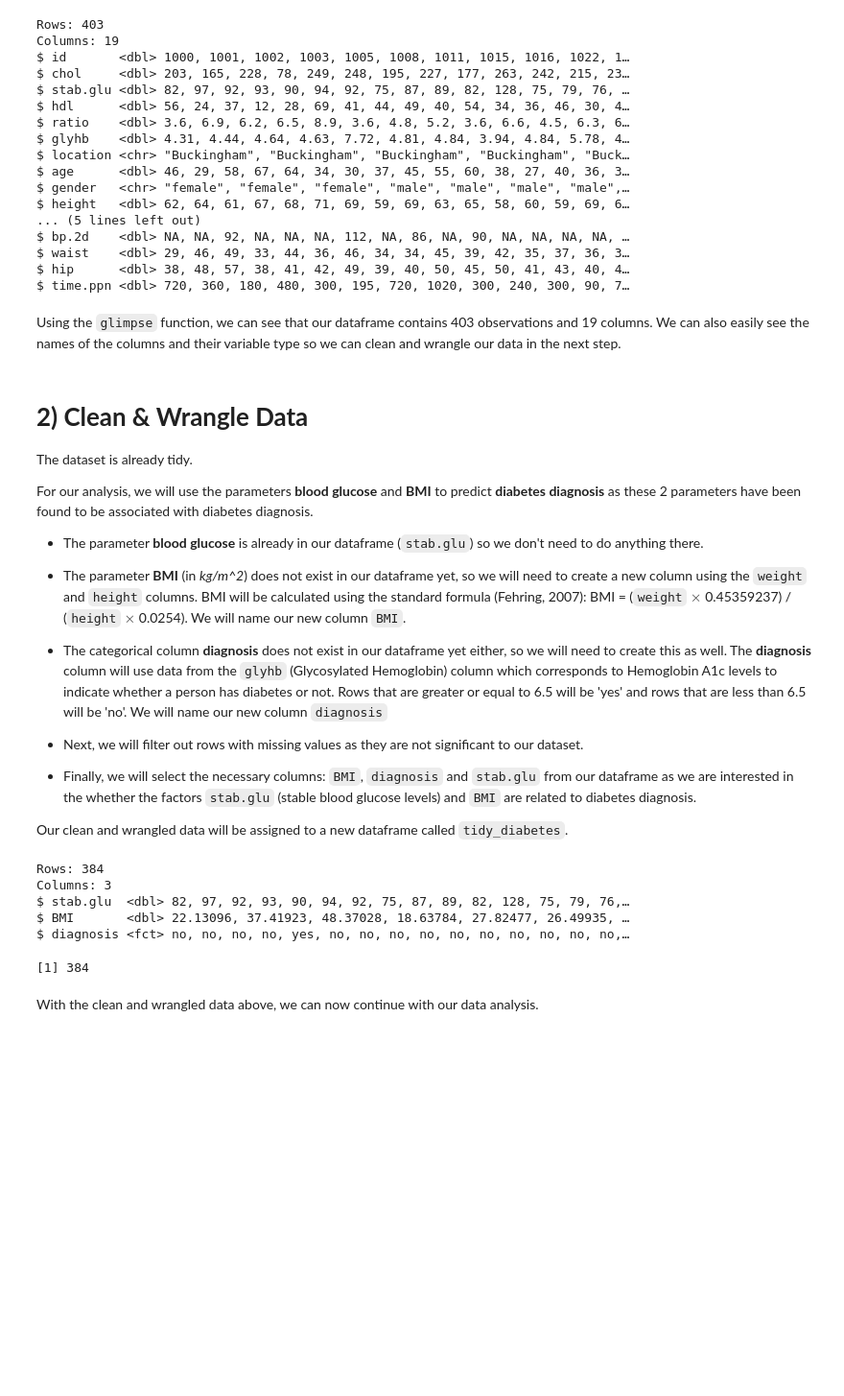
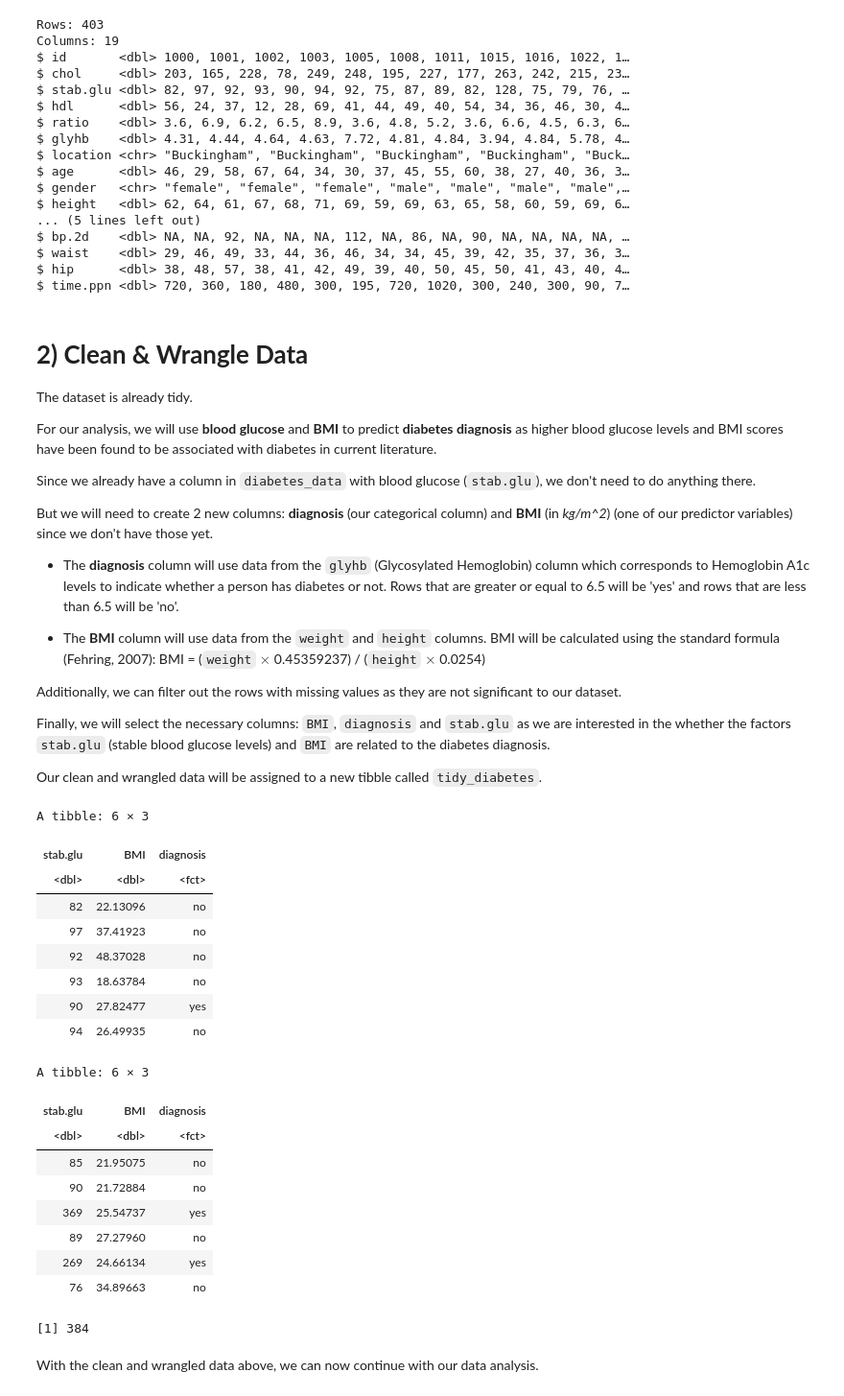
Before and after one commit to wmma2/group_18_project, a Jupyter notebook: Final_report.ipynb, the cells around one changed output. Shown at 96% size. Drawn from its saved outputs; the diff is of its cells as text; code cells hidden in the pictures; blank space fills up the shorter version.

```diff
--- a/Final_report.ipynb
+++ b/Final_report.ipynb
@@ -96,52 +89,67 @@ $ bp.2d    <dbl> NA, NA, 92, NA, NA, NA, 112, NA, 86, NA, 90, NA, NA, NA, NA,
 $ waist    <dbl> 29, 46, 49, 33, 44, 36, 46, 34, 34, 45, 39, 42, 35, 37, 36, 3…
 $ hip      <dbl> 38, 48, 57, 38, 41, 42, 49, 39, 40, 50, 45, 50, 41, 43, 40, 4…
 $ time.ppn <dbl> 720, 360, 180, 480, 300, 195, 720, 1020, 300, 240, 300, 90, 7…
-# %% [markdown]
-Using the `glimpse` function, we can see that our dataframe contains 403 observations and 19 columns. We can also easily see the names of the columns and their variable type so we can clean and wrangle our data in the next step.
 # %% [markdown]
 # **2) Clean & Wrangle Data**
 
 The dataset is already tidy.
 
-For our analysis, we will use the parameters **blood glucose** and **BMI** to predict **diabetes diagnosis** as these 2 parameters have been found to be associated with diabetes diagnosis.
+For our analysis, we will use **blood glucose** and **BMI** to predict **diabetes diagnosis** as higher blood glucose levels and BMI scores have been found to be associated with diabetes in current literature.
 
-- The parameter **blood glucose** is already in our dataframe (`stab.glu`) so we don't need to do anything there.
+Since we already have a column in `diabetes_data` with blood glucose (`stab.glu`), we don't need to do anything there.
 
-- The parameter **BMI** (in *kg/m^2*) does not exist in our dataframe yet, so we will need to create a new column using the `weight` and `height` columns. BMI will be calculated using the standard formula (Fehring, 2007): BMI = (`weight` $\times$ 0.45359237) / (`height` $\times$ 0.0254). We will name our new column `BMI`.
+But we will need to create 2 new columns: **diagnosis** (our categorical column) and **BMI** (in *kg/m^2*) (one of our predictor variables) since we don't have those yet.
 
-- The categorical column **diagnosis** does not exist in our dataframe yet either, so we will need to create this as well. The **diagnosis** column will use data from the `glyhb` (Glycosylated Hemoglobin) column which corresponds to Hemoglobin A1c levels to indicate whether a person has diabetes or not. Rows that are greater or equal to 6.5 will be 'yes' and rows that are less than 6.5 will be 'no'. We will name our new column `diagnosis`
+- The **diagnosis** column will use data from the `glyhb` (Glycosylated Hemoglobin) column which corresponds to Hemoglobin A1c levels to indicate whether a person has diabetes or not. Rows that are greater or equal to 6.5 will be 'yes' and rows that are less than 6.5 will be 'no'.
 
-- Next, we will filter out rows with missing values as they are not significant to our dataset.
+- The **BMI** column will use data from the `weight` and `height` columns. BMI will be calculated using the standard formula (Fehring, 2007): BMI = (`weight` $\times$ 0.45359237) / (`height` $\times$ 0.0254)
 
-- Finally, we will select the necessary columns: `BMI`, `diagnosis` and `stab.glu` from our dataframe as we are interested in the whether the factors `stab.glu` (stable blood glucose levels) and `BMI` are related to diabetes diagnosis.
+Additionally, we can filter out the rows with missing values as they are not significant to our dataset.
 
-Our clean and wrangled data will be assigned to a new dataframe called `tidy_diabetes`.
+Finally, we will select the necessary columns: `BMI`, `diagnosis` and `stab.glu` as we are interested in the whether the factors `stab.glu` (stable blood glucose levels) and `BMI` are related to the diabetes diagnosis.
+
+Our clean and wrangled data will be assigned to a new tibble called `tidy_diabetes`.
 # %%
 tidy_diabetes <- diabetes_data |>
+
 #Create 'diagnosis' column
         mutate(diagnosis = if_else(glyhb >= 6.5, "yes", "no")) |>
         mutate(diagnosis = as_factor(diagnosis))|>
 
 #Create 'BMI' column
         mutate(height_m = height*0.0254,
                weight_kg = weight*0.45359237,
                BMI = weight_kg/height_m^2) |>
 
 #Filter missing values
         filter(!is.na(glyhb + BMI + stab.glu)) |>
 
 #Select necessary columns
         select(stab.glu, BMI, diagnosis)
 
-glimpse(tidy_diabetes)
+head(tidy_diabetes)
+tail(tidy_diabetes)
 nrow(tidy_diabetes)
 # %% [output]
-Rows: 384
-Columns: 3
-$ stab.glu  <dbl> 82, 97, 92, 93, 90, 94, 92, 75, 87, 89, 82, 128, 75, 79, 76,…
-$ BMI       <dbl> 22.13096, 37.41923, 48.37028, 18.63784, 27.82477, 26.49935, …
-$ diagnosis <fct> no, no, no, no, yes, no, no, no, no, no, no, no, no, no, no,…
+A tibble: 6 × 3
+| stab.glu | BMI | diagnosis |
+| <dbl> | <dbl> | <fct> |
+| 82 | 22.13096 | no |
+| 97 | 37.41923 | no |
+| 92 | 48.37028 | no |
+| 93 | 18.63784 | no |
+| 90 | 27.82477 | yes |
+| 94 | 26.49935 | no |
-[1] 384
+A tibble: 6 × 3
+| stab.glu | BMI | diagnosis |
+| <dbl> | <dbl> | <fct> |
+| 85 | 21.95075 | no |
+| 90 | 21.72884 | no |
+| 369 | 25.54737 | yes |
+| 89 | 27.27960 | no |
+| 269 | 24.66134 | yes |
+| 76 | 34.89663 | no |
+[1] 384
 # %% [markdown]
 With the clean and wrangled data above, we can now continue with our data analysis.
 # %% [markdown]
```
Also changed, not shown: parts of 10 cells of this notebook.
